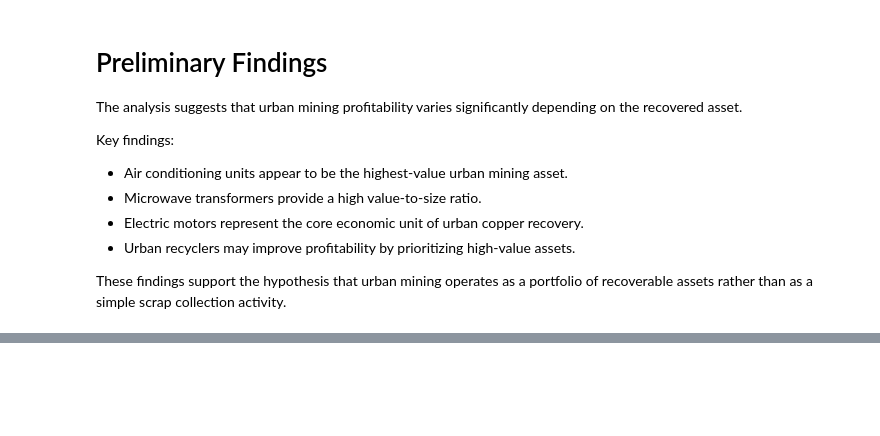
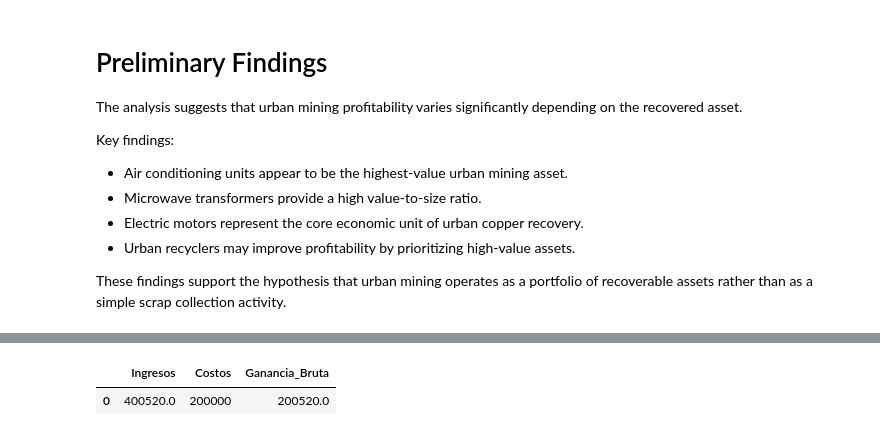
Before and after one commit to marhermac/copper-recycling-decision-system, a Jupyter notebook: notebooks/urban_mining_economics.ipynb, the cells around one changed output, grey strips where cells are left out. Saved outputs shown, nothing was run; the diff lists cells and outputs as text; code cells hidden in the pictures; blank space fills up the shorter version.

```diff
--- a/notebooks/urban_mining_economics.ipynb
+++ b/notebooks/urban_mining_economics.ipynb
@@ -108,0 +222,15 @@ These findings support the hypothesis that urban mining operates as a portfolio
+# %%
+# Costo de adquisición
+
+df["Costo_Mensual_ARS"] = (
+    df["Cantidad_Semanal"]
+    * 4
+    * df["Precio_Compra_ARS"]
+)
+
+df["Ganancia_Bruta_ARS"] = (
+    df["Ingreso_Real_Mensual_ARS"]
+    - df["Costo_Mensual_ARS"]
+)
+
+df
@@ -108,0 +244,17 @@ These findings support the hypothesis that urban mining operates as a portfolio
+# %%
+resumen_negocio = pd.DataFrame({
+    "Ingresos": [
+        df["Ingreso_Real_Mensual_ARS"].sum()
+    ],
+    "Costos": [
+        df["Costo_Mensual_ARS"].sum()
+    ],
+    "Ganancia_Bruta": [
+        df["Ganancia_Bruta_ARS"].sum()
+    ]
+})
+
+resumen_negocio
+# %% [output]
+|  | Ingresos | Costos | Ganancia_Bruta |
+| 0 | 400520.0 | 200000 | 200520.0 |
```
Also changed, not shown: parts of 8 cells of this notebook.
